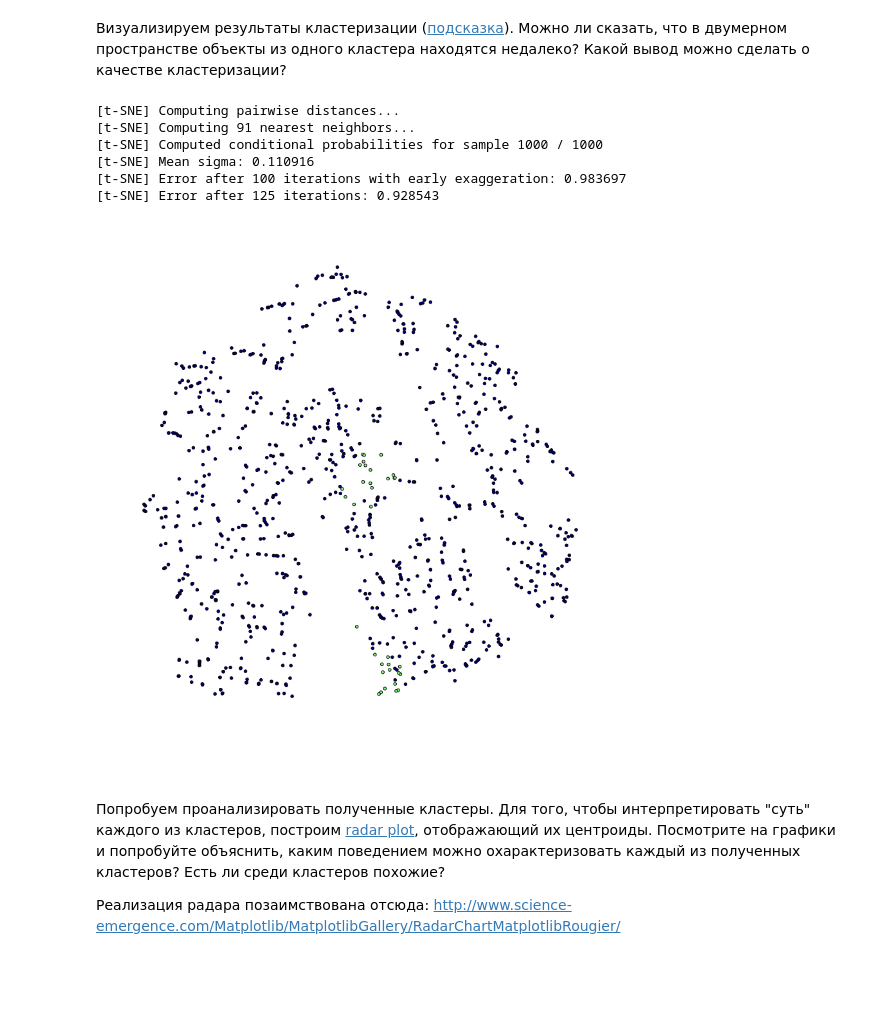
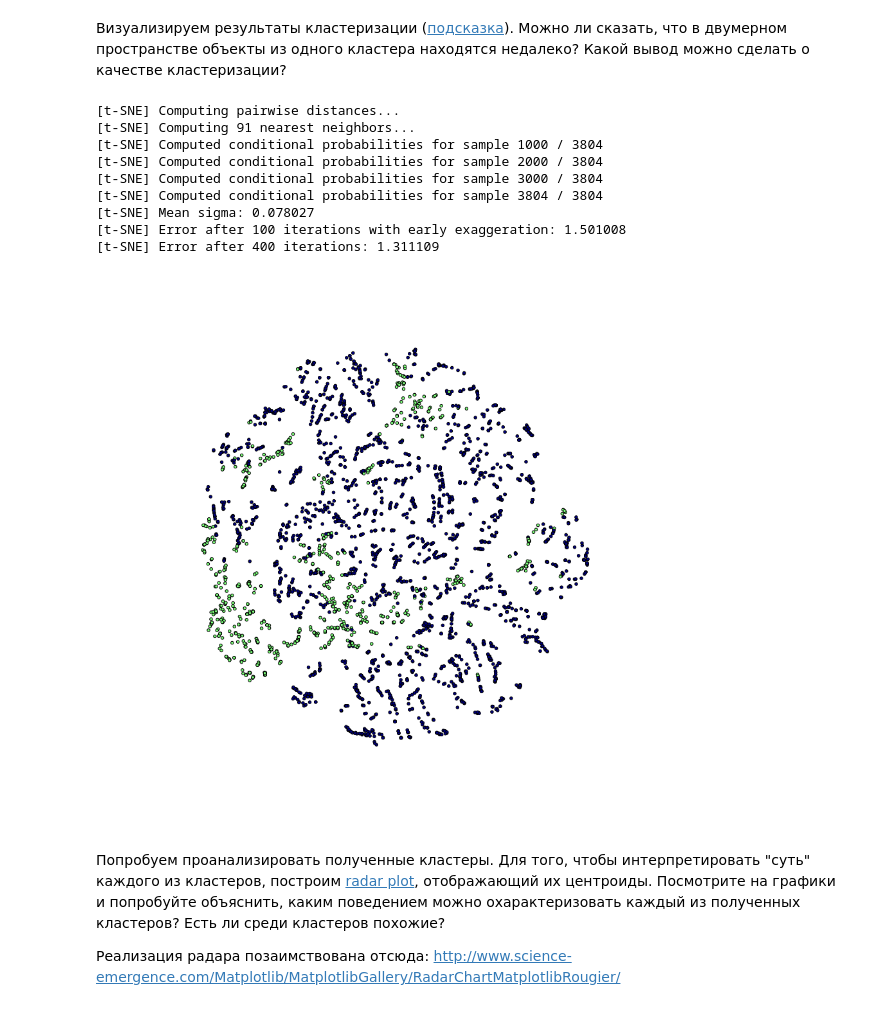
Before and after one commit to ekrivenkov/technosphere_data_mining, a Jupyter notebook: homework-3-krivenkov-egor.ipynb, the cells around one changed output. Drawn from its saved outputs; the diff is of its cells as text; code cells hidden in the pictures; blank space fills up the shorter version.

```diff
--- a/homework-3-krivenkov-egor.ipynb
+++ b/homework-3-krivenkov-egor.ipynb
@@ -248,22 +266,25 @@ y3 = cls3.fit_predict(sample3)
 Визуализируем результаты кластеризации ([подсказка](http://anokhin.github.io/img/hw3_tsne-kmeans.png)). Можно ли сказать, что в двумерном пространстве объекты из одного кластера находятся недалеко? Какой вывод можно сделать о качестве кластеризации?
 # %%
 tsne = sm.TSNE(n_components=2, verbose=1, n_iter=1000)
-z = tsne.fit_transform(sample1)
+z = tsne.fit_transform(sample3)
 
 # Color map
 cm = pl.get_cmap('jet')
 pl.figure(figsize=(15, 15))
-pl.scatter(z[:, 0], z[:, 1], c=map(lambda c: cm(1.0 * c / k), y1))
+pl.scatter(z[:, 0], z[:, 1], c=map(lambda c: cm(1.0 * c / k), y3))
 pl.axis('off')
 pl.show()
 # %% [output]
 [t-SNE] Computing pairwise distances...
 [t-SNE] Computing 91 nearest neighbors...
-[t-SNE] Computed conditional probabilities for sample 1000 / 1000
-[t-SNE] Mean sigma: 0.110916
-[t-SNE] Error after 100 iterations with early exaggeration: 0.983697
-[t-SNE] Error after 125 iterations: 0.928543
+[t-SNE] Computed conditional probabilities for sample 1000 / 3804
+[t-SNE] Computed conditional probabilities for sample 2000 / 3804
+[t-SNE] Computed conditional probabilities for sample 3000 / 3804
+[t-SNE] Computed conditional probabilities for sample 3804 / 3804
+[t-SNE] Mean sigma: 0.078027
+[t-SNE] Error after 100 iterations with early exaggeration: 1.501008
+[t-SNE] Error after 400 iterations: 1.311109
-[figure, old version]
+[figure, new version]
 # %% [markdown]
 Попробуем проанализировать полученные кластеры. Для того, чтобы интерпретировать "суть" каждого из кластеров, построим [radar plot](http://www.wikiwand.com/en/Radar_chart), отображающий их центроиды. Посмотрите на графики и попробуйте объяснить, каким поведением можно охарактеризовать каждый из полученных кластеров? Есть ли среди кластеров похожие?
 
```
Also changed, not shown: parts of 2 cells of this notebook.
